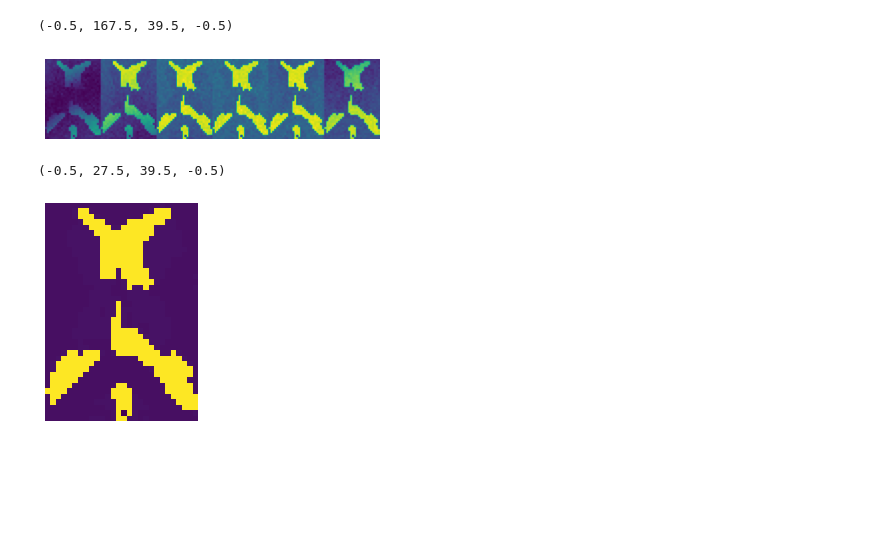
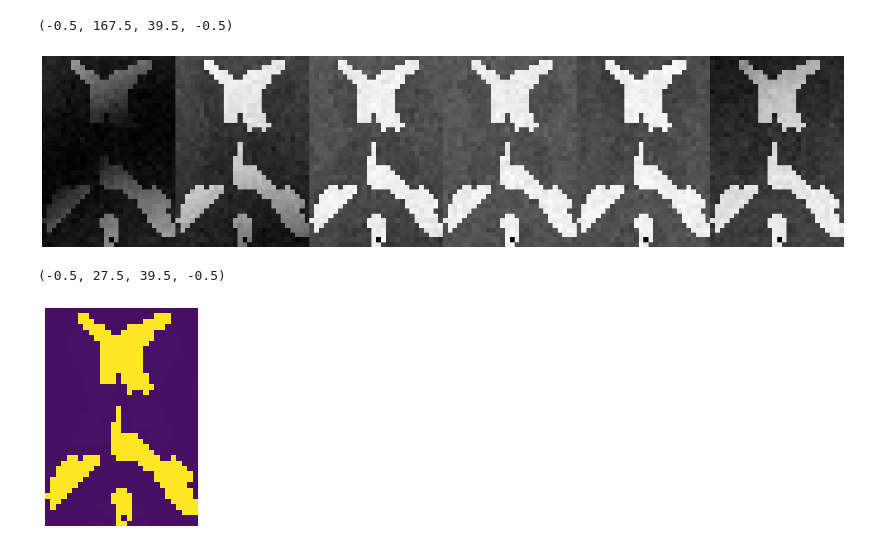
Before and after one commit to yv17/MRI-Deep-Learning, a Jupyter notebook: image_reg.ipynb, the cells around one changed output. Saved outputs shown, nothing was run; the diff lists cells and outputs as text; code cells hidden in the pictures; blank space fills up the shorter version.

Commit message:
Display train images in greyscale

```diff
--- a/image_reg.ipynb
+++ b/image_reg.ipynb
@@ -20,11 +20,12 @@ gt_data = (gt_data - np.min(gt_data))/(np.max(gt_data) - np.min(gt_data))
 img_train, img_test, gt_train, gt_test = train_test_split(img_data, gt_data, test_size=0.1, random_state=42)
 # %%
 test_data = img_train[2]
-plt.imshow(img_train[2])
+plt.figure(figsize=(25,8))
+plt.imshow(img_train[2],cmap='gray')
 plt.axis('off')
 # %% [output]
 (-0.5, 167.5, 39.5, -0.5)
-[figure, old version]
+[figure, new version]
 # %%
 plt.imshow(gt_train[0])
 plt.axis('off')
```
